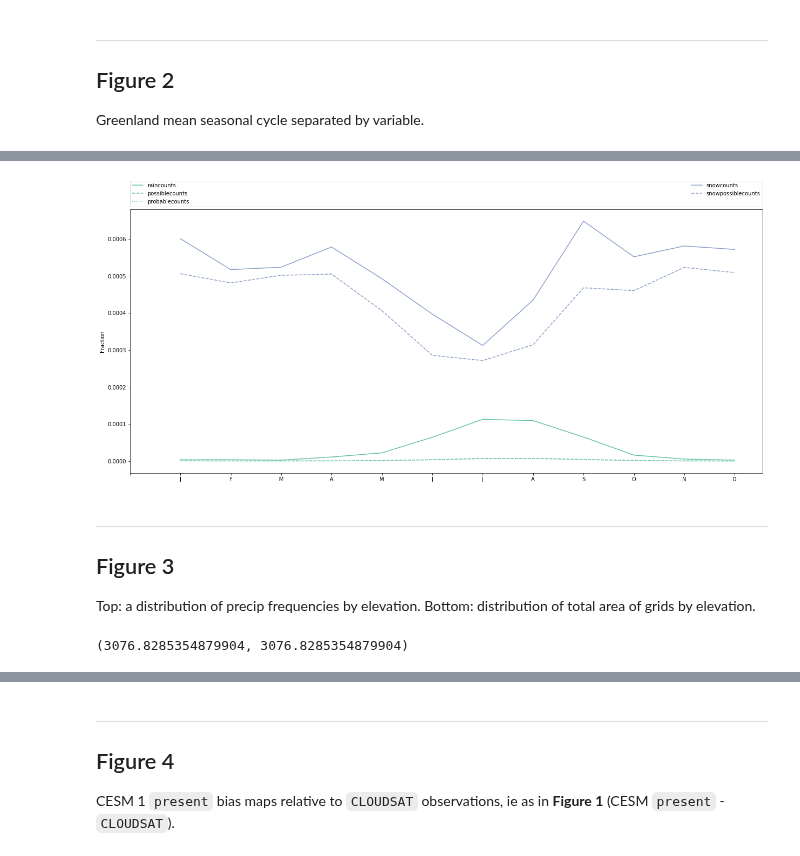
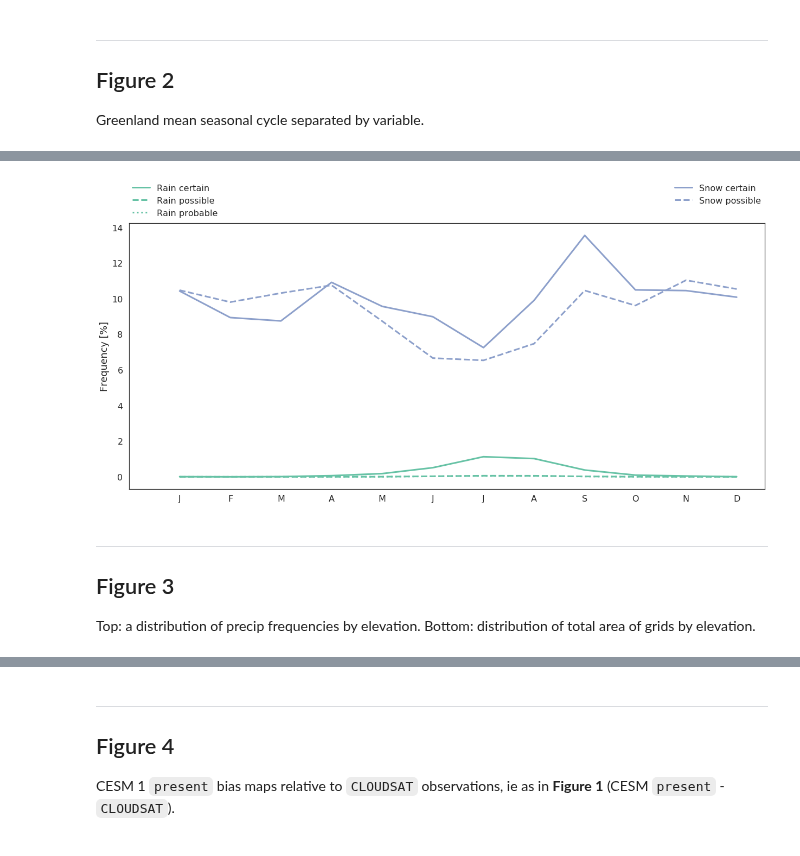
Before and after one commit to dcamron/cosp-explore, a Jupyter notebook: notebooks/comps2.ipynb, the cells around one changed output, grey strips where cells are left out. Drawn from its saved outputs; the diff is of its cells as text; code cells hidden in the pictures.

Commit message:
Improved maps coloring and fixed masking/averaging for seasonal cycle for both obs and CESM present.

```diff
--- a/notebooks/comps2.ipynb
+++ b/notebooks/comps2.ipynb
@@ -11,12 +11,13 @@ import pandas as pd
 import numpy as np
 
 from pyresample import geometry, image
+roi=10e6    # For any radius_of_influence pyresample calculations
 
 import matplotlib.pyplot as plt
 import seaborn as sns
 import cartopy.crs as ccrs
-
-sns.set(context='poster', style='white')
+# %%
+sns.set(context='poster', style='white', rc={'lines.linewidth': 3})
 # %%
 from dask.distributed import Client
 client = Client()
@@ -201,3 +166,7 @@ f.savefig('../figures/comps2/Figure1_mapgrid-cloudsat.png',
 ---
 ## Figure 2
 Greenland mean seasonal cycle separated by variable.
+# %%
+obs_mask_indir = '/glade/work/mcamron/Drew_GrIS_masks/Icemask_Topo_GrIS_CC_final.nc'
+obs_mask = xr.open_dataset(obs_mask_indir).sel(lat=slice(0, 90)).rename({'lon': 'longitude', 'lat': 'latitude'})
+obs_mask
@@ -228,20 +206,24 @@ distributed.comm.tcp - WARNING - Closing dangling stream in <TCP local=tcp://127
 f, ax = plt.subplots(figsize=(21, 9))
 
 obs_vars = ['raincounts', 'possiblecounts', 'probablecounts', 'snowcounts', 'snowpossiblecounts']
+obs_vnames = ['Rain certain', 'Rain possible', 'Rain probable', 'Snow certain', 'Snow possible']
 obs_lstyle = ['solid', 'dashed', 'dotted', 'solid', 'dashed']
 obs_colors = [0, 0, 0, 2, 2]
-for var, style, color in zip(obs_vars, obs_lstyle, obs_colors):
-    ((((ds_obs[var] / ds_obs['counts']) * (obs_ms > 0) * obs_w).sum('latitude').sum('longitude'))
-        .groupby('time.month').mean('time', skipna=True)
-         .plot(ax=ax, label=var, color=sns.color_palette('Set2')[color], linestyle=style)
+for var, name, style, color in zip(obs_vars, obs_vnames, obs_lstyle, obs_colors):
+    ((
+        ((ds_obs[var] / ds_obs['counts']) * 100 * obs_mask['mask'].where(obs_mask['mask'] > 0) * obs_mask['cell_area'])
+        .sum('latitude').sum('longitude') / (obs_mask['mask'] * obs_mask['cell_area']).sum())
+        .groupby('time.month')
+        .mean('time', skipna=True)
+        .plot(ax=ax, label=name, color=sns.color_palette('Set2')[color], linestyle=style)
     )
 
 ax.autoscale(enable=True)
 
-plt.xticks(np.arange(13), ['', 'J', 'F', 'M', 'A', 'M', 'J', 'J', 'A', 'S', 'O', 'N', 'D'])
 ax.legend(bbox_to_anchor=(0., 1.01, 1., .101), loc=3,
            ncol=2, mode="expand", borderaxespad=0.)
-ax.set_ylabel('Fraction')
+plt.xticks(np.arange(13), ['', 'J', 'F', 'M', 'A', 'M', 'J', 'J', 'A', 'S', 'O', 'N', 'D'])
+ax.set_ylabel('Frequency [%]')
 ax.set_xlabel('')
 
 f.savefig('../figures/comps2/Figure2_GIS-mean-cycle.png', bbox_inches='tight')
@@ -250,4 +231,4 @@ distributed.comm.tcp - WARNING - Closing dangling stream in <TCP local=tcp://127
-[figure, old version]
+[figure, new version]
 # %% [markdown]
 ---
 ## Figure 3
@@ -265,4 +235,0 @@ obs_topo = obs_topo_um * (obs_ms > 0)
-# %%
-(topo.values * (ds_mask['GrIS_mask'] > 0)[:-1, :].values).max(), obs_topo.max()
-# %% [output]
-(3076.8285354879904, 3076.8285354879904)
```
Also changed, not shown: parts of 24 cells of this notebook, 4 other files.
